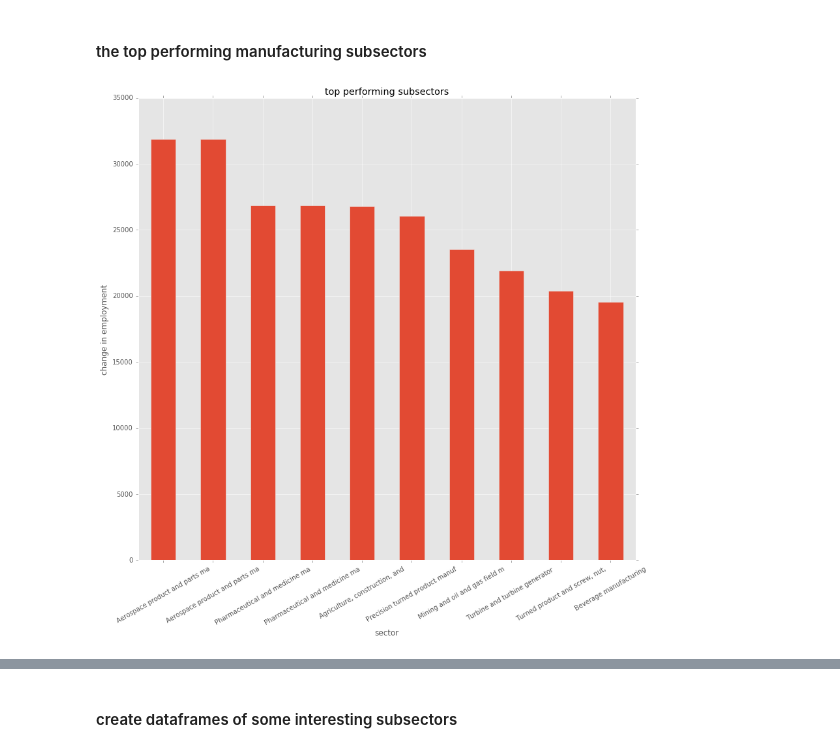
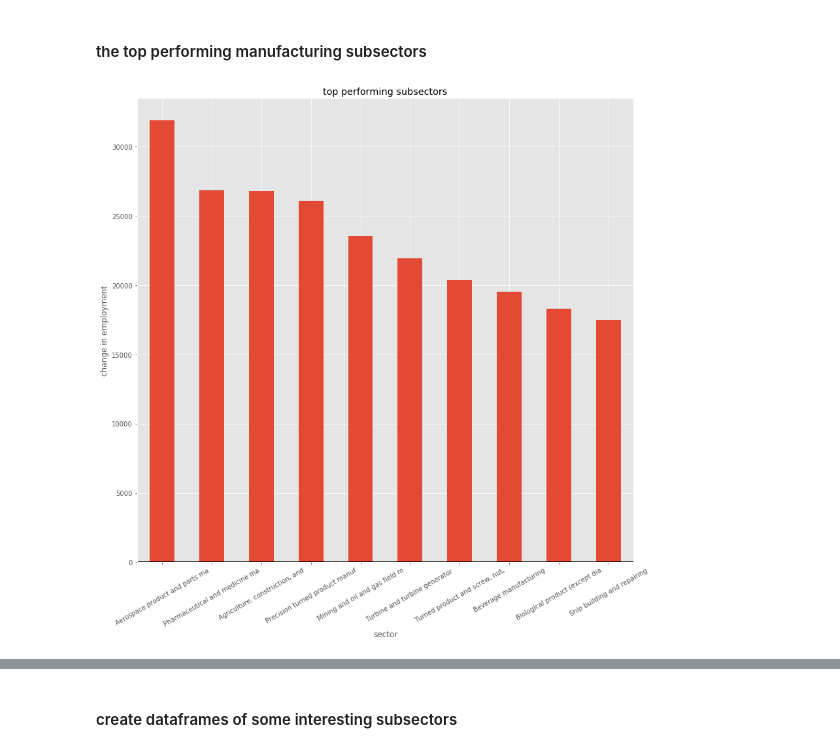
Before and after one commit to dandtaylor/ASM-analysis, a Jupyter notebook: manufactential.ipynb, the cells around one changed output, grey strips where cells are left out. Drawn from its saved outputs; the diff is of its cells as text; code cells hidden in the pictures.

```diff
--- a/manufactential.ipynb
+++ b/manufactential.ipynb
@@ -61,14 +78,15 @@ plt.tight_layout()
 # %%
 fig,ax = plt.subplots()
 df_sorted_top = df_sorted.set_index(df_sorted['sector'].str[:30])
-df_sorted_top.iloc[:10]['change emp'].plot(kind='bar'); plt.axhline(0, color='k')
+(df_sorted_top.loc[df_sorted_top.index.unique()[:10]][['change emp', 'sector']]
+              .drop_duplicates()['change emp'].plot(kind='bar')); plt.axhline(0, color='k')
 labels = ax.get_xticklabels()
 plt.setp(labels, rotation=30, fontsize=10)
 ax.set_ylabel('change in employment')
 ax.set_title('top performing subsectors')
 fig.set_figheight(12)
 fig.set_figwidth(12)
 plt.tight_layout()
 plt.show()
 # %% [output]
-[figure, old version]
+[figure, new version]
```
Also changed, not shown: parts of 8 cells of this notebook.
